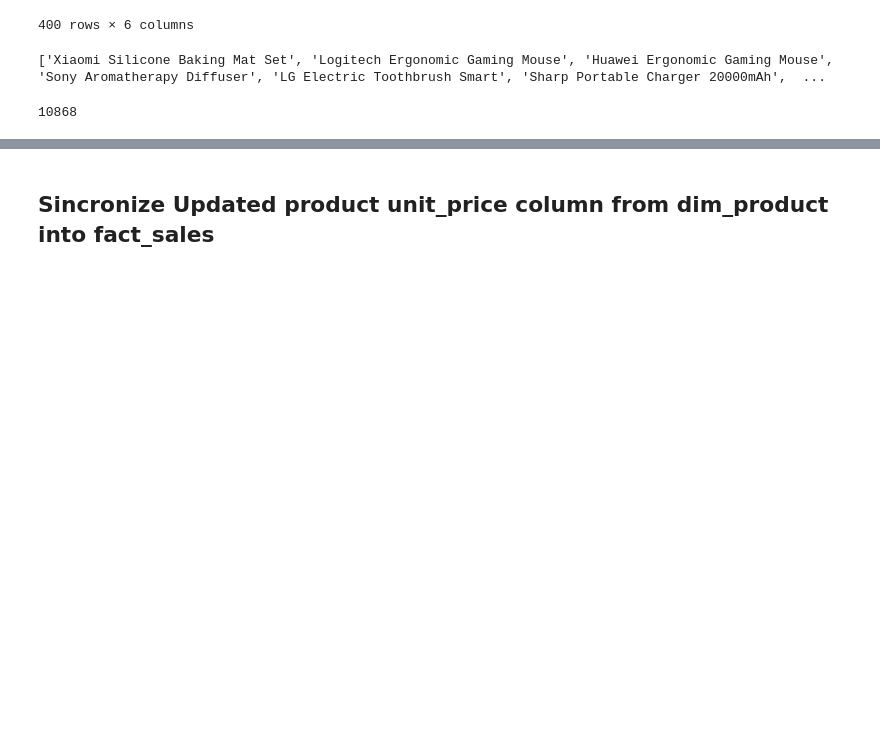
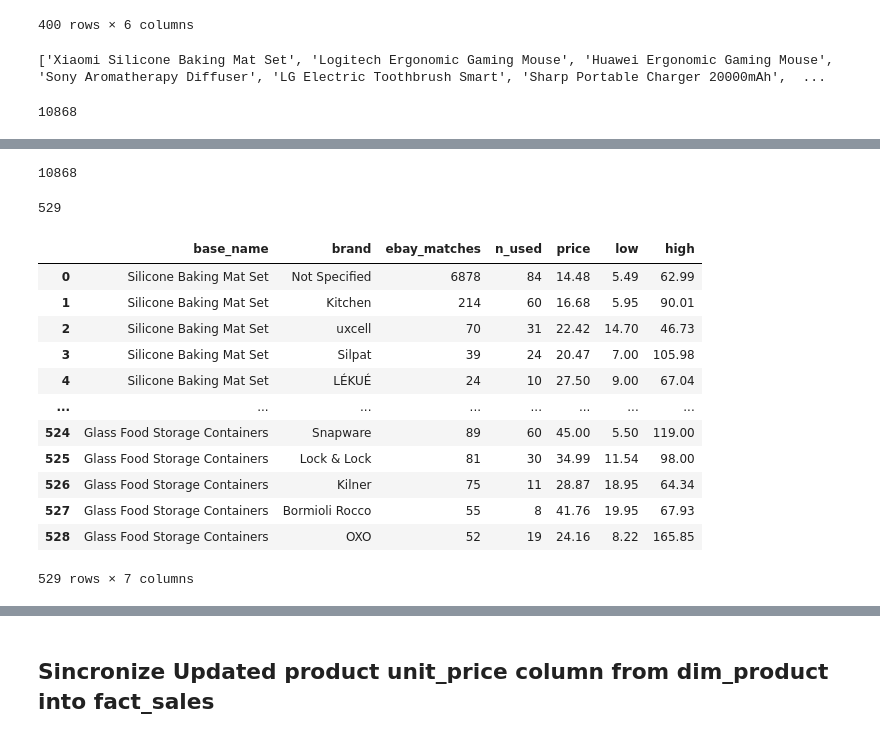
Before and after one commit to Retail-Analytical-Platform/Retail-Analytics-Data, a Jupyter notebook: etl/main_pipeline.ipynb, the cells around one changed output, grey strips where cells are left out. Saved outputs shown, nothing was run; the diff lists cells and outputs as text; code cells hidden in the pictures; blank space fills up the shorter version.

```diff
--- a/etl/main_pipeline.ipynb
+++ b/etl/main_pipeline.ipynb
@@ -359,0 +381,27 @@ open("products.txt", "w").write("\n".join(names))
+# %%
+#listing all product names in dim_product and saving to products.txt
+names = query("SELECT DISTINCT product_name FROM dim_product")['product_name'].tolist()
+open("products.txt", "w").write("\n".join(names))
+# %% [output]
+10868
+# %%
+brand_data = pd.read_csv(DATA_DIR / "brand_prices.csv", usecols=all)
+brand_data.to_sql("brand_data", engine, if_exists="replace", index=False)
+# %% [output]
+529
+# %%
+query("""select * from brand_data""")
+# %% [output]
+|  | base_name | brand | ebay_matches | n_used | price | low | high |
+| 0 | Silicone Baking Mat Set | Not Specified | 6878 | 84 | 14.48 | 5.49 | 62.99 |
+| 1 | Silicone Baking Mat Set | Kitchen | 214 | 60 | 16.68 | 5.95 | 90.01 |
+| 2 | Silicone Baking Mat Set | uxcell | 70 | 31 | 22.42 | 14.70 | 46.73 |
+| 3 | Silicone Baking Mat Set | Silpat | 39 | 24 | 20.47 | 7.00 | 105.98 |
+| 4 | Silicone Baking Mat Set | LÉKUÉ | 24 | 10 | 27.50 | 9.00 | 67.04 |
+| ... | ... | ... | ... | ... | ... | ... | ... |
+| 524 | Glass Food Storage Containers | Snapware | 89 | 60 | 45.00 | 5.50 | 119.00 |
+| 525 | Glass Food Storage Containers | Lock & Lock | 81 | 30 | 34.99 | 11.54 | 98.00 |
+| 526 | Glass Food Storage Containers | Kilner | 75 | 11 | 28.87 | 18.95 | 64.34 |
+| 527 | Glass Food Storage Containers | Bormioli Rocco | 55 | 8 | 41.76 | 19.95 | 67.93 |
+| 528 | Glass Food Storage Containers | OXO | 52 | 19 | 24.16 | 8.22 | 165.85 |
+529 rows × 7 columns
```
Also changed, not shown: parts of 14 cells of this notebook.
